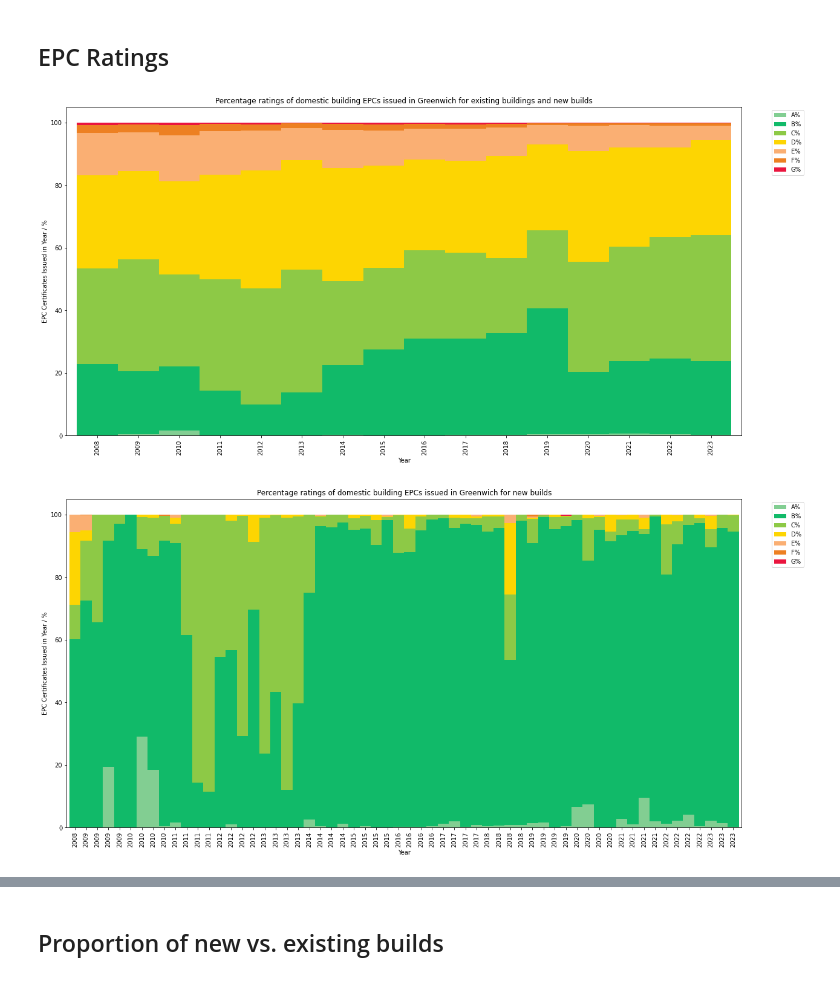
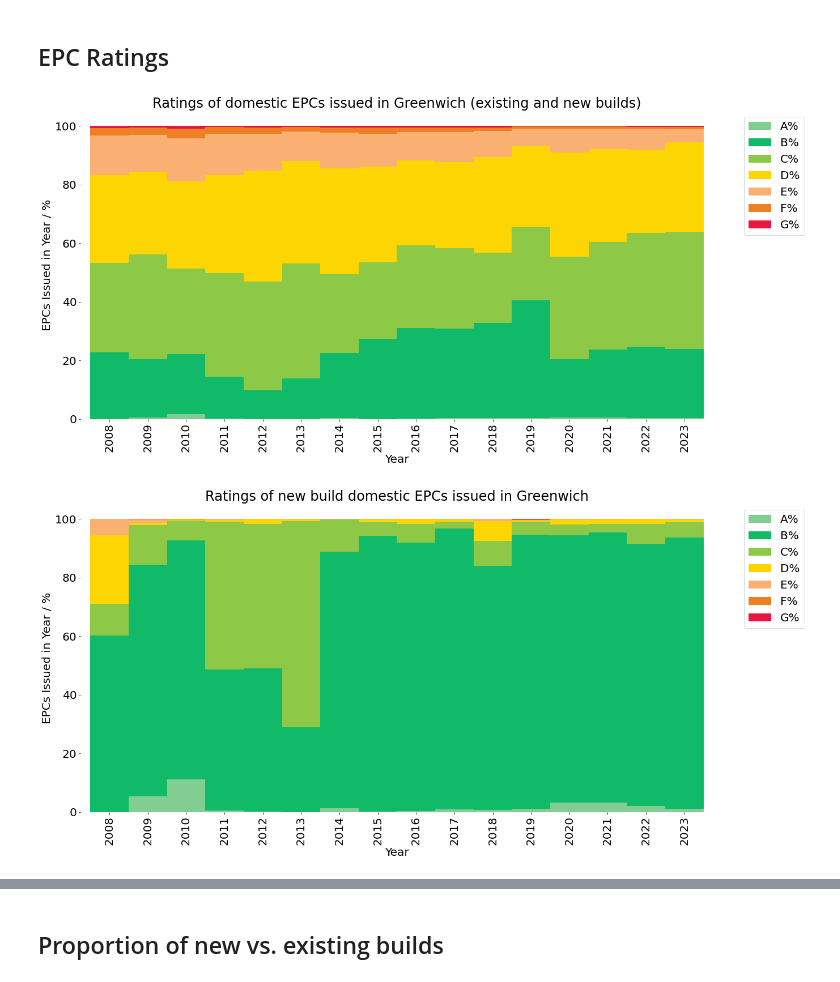
Before and after one commit to greener-greenwich/data, a Jupyter notebook: epc/2023-11-Exploring-EPC.ipynb, the cells around one changed output, grey strips where cells are left out. Saved outputs shown, nothing was run; the diff lists cells and outputs as text; code cells hidden in the pictures.

```diff
--- a/epc/2023-11-Exploring-EPC.ipynb
+++ b/epc/2023-11-Exploring-EPC.ipynb
@@ -323,31 +323,36 @@ plot_a = regional_ratings_by_year_df[["Year", "A%", "B%", "C%", "D%", "E%", "F%"
 
 plot_a.plot(x = 'Year',
             kind = 'bar',
-            title = 'Percentage ratings of domestic building EPCs issued in ' + relevant_region + ' for existing buildings and new builds',
+            title = 'Ratings of domestic EPCs issued in ' + relevant_region + ' (existing and new builds)',
             stacked = 'True',
             color = ['#82ce92', '#11ba69', '#8dc946', '#fdd502', '#faaf73', '#ed8022', '#ea153e'],
             width = 1)
 
+plt.rcParams["font.size"] = 20
+plt.rcParams["axes.titlesize"] = 24
 plt.rcParams["figure.figsize"] = (20, 10)
-plt.ylabel("EPC Certificates Issued in Year / %")
+plt.gca().set_frame_on(False)
+plt.ylabel("EPCs Issued in Year / %")
 plt.legend(bbox_to_anchor=(1.04, 1), loc="upper left")
 plt.show()
 # %% [output]
-[figure, old version]
+[figure, new version]
 # %%
-plot_b = regional_new_ratings_df[["Year", "A%", "B%", "C%", "D%", "E%", "F%", "G%"]]
+plot_b = regional_new_ratings_by_year_df[["Year", "A%", "B%", "C%", "D%", "E%", "F%", "G%"]]
 
 plot_b.plot(x = 'Year',
             kind = 'bar',
-            title = 'Percentage ratings of domestic building EPCs issued in ' + relevant_region + ' for new builds',
+            title = 'Ratings of new build domestic EPCs issued in ' + relevant_region,
             stacked = 'True',
             color = ['#82ce92', '#11ba69', '#8dc946', '#fdd502', '#faaf73', '#ed8022', '#ea153e'],
             width = 1)
 
+
+plt.gca().set_frame_on(False)
 plt.rcParams["figure.figsize"] = (20, 10)
-plt.ylabel("EPC Certificates Issued in Year / %")
+plt.ylabel("EPCs Issued in Year / %")
 plt.legend(bbox_to_anchor=(1.04, 1), loc="upper left")
 plt.show()
 # %% [output]
-[figure, old version]
+[figure, new version]
 # %%
```
Also changed, not shown: parts of 9 cells of this notebook.
